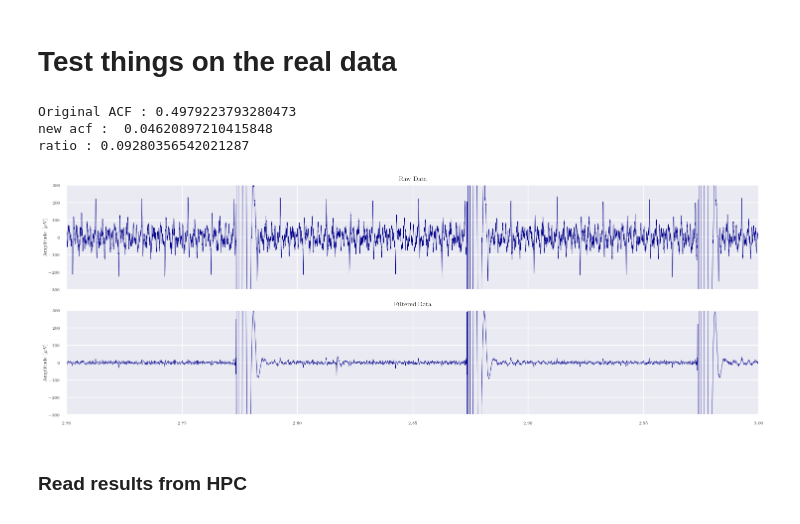
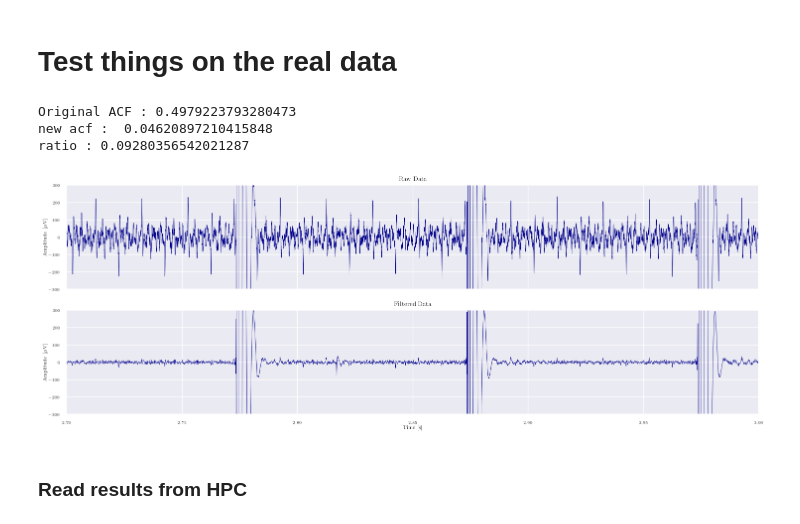
Before and after one commit to TheresaDF/NeuronSpikeEye, a Jupyter notebook: src/visualizations/real_data.ipynb, the cells around one changed output. Cells and saved outputs as stored; diff of their text form; code cells hidden in the pictures.

```diff
--- a/src/visualizations/real_data.ipynb
+++ b/src/visualizations/real_data.ipynb
@@ -31,35 +31,36 @@ rcParams = {
 }
 plt.rcParams.update(rcParams)
 
-figdir = "../../figures/results/"
+figdir = "../../../figures/results/"
 def savefig(fig, name, width=6, height=4):
     # apply rcParams
     fig.set_size_inches(width, height)
     fig.savefig(figdir + name + ".pdf", bbox_inches='tight')
 # %%
-path = "../data/raw/Ramp data/Eye 5/ramp_file7.ns5"
+path = "../../data/raw/Ramp data/Eye 5/ramp_file7.ns5"
 times, data = read_ns5_file(path)
 filtered_data, _ = filter(data, threshold=0.65)
 channel = 31
 
 fig, ax = plt.subplots(2, 1, figsize=(18, 6), sharex=True)
 ax[0].plot(times, data[:, channel], color = "darkblue", linewidth = 0.5)
 ax[0].set_title("Raw Data")
 
 ax[1].plot(times, filtered_data[:, channel], color = "darkblue", linewidth = 0.5)
 ax[1].set_title("Filtered Data")
 
+ax[1].set_xlabel("Time [s]")
 [a.set_ylabel(r"Amplitude [$\mu$V]") for a in ax]
 [a.set_ylim([-300, 300]) for a in ax]
 [a.set_xlim([2.7, 3]) for a in ax]
 plt.show()
 
 savefig(fig, "real_data_ramp7", width = 6.5, height = 4)
 # %% [output]
 Original ACF : 0.4979223793280473
 new acf :  0.04620897210415848
 ratio : 0.09280356542021287
-[figure, old version]
+[figure, new version]
 # %% [markdown]
 ### Read results from HPC
 # %%
```
Also changed, not shown: 2 other files.
